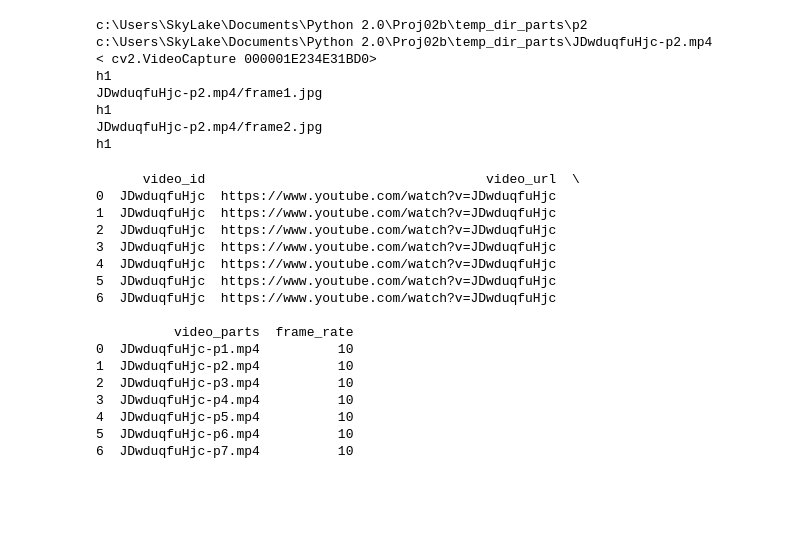
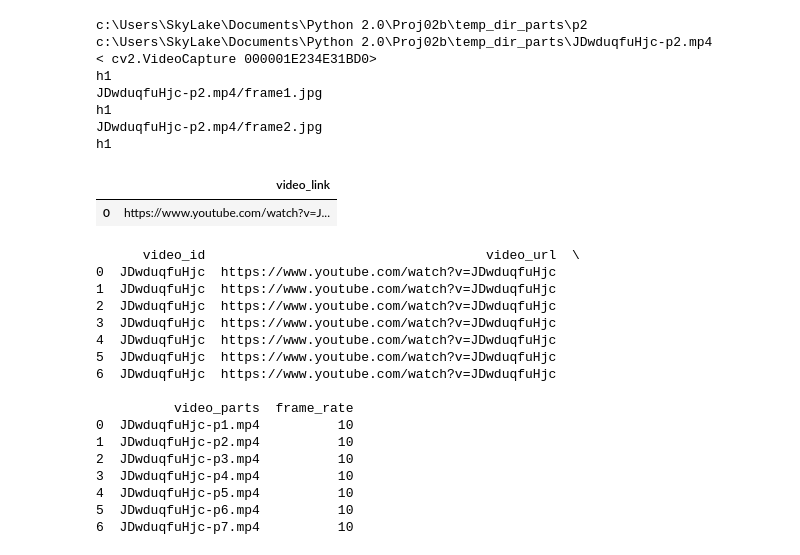
Before and after one commit to siddharthsky/DL-temp, a Jupyter notebook: H1core.ipynb, the cells around one changed output. Saved outputs shown, nothing was run; the diff lists cells and outputs as text; code cells hidden in the pictures; blank space fills up the shorter version.

```diff
--- a/H1core.ipynb
+++ b/H1core.ipynb
@@ -179,6 +179,20 @@ JDwduqfuHjc-p2.mp4/frame1.jpg
 h1
 JDwduqfuHjc-p2.mp4/frame2.jpg
 h1
+# %%
+video_urls = [
+    "https://www.youtube.com/watch?v=JDwduqfuHjc"
+]
+
+# Create an empty list to store the data for each video
+video_data = []
+
+dfx= pd.DataFrame(video_urls,columns=["video_link"])
+# %%
+dfx
+# %% [output]
+|  | video_link |
+| 0 | https://www.youtube.com/watch?v=J... |
 # %%
 import os
 import pandas as pd
```
Also changed, not shown: 10 other files.
